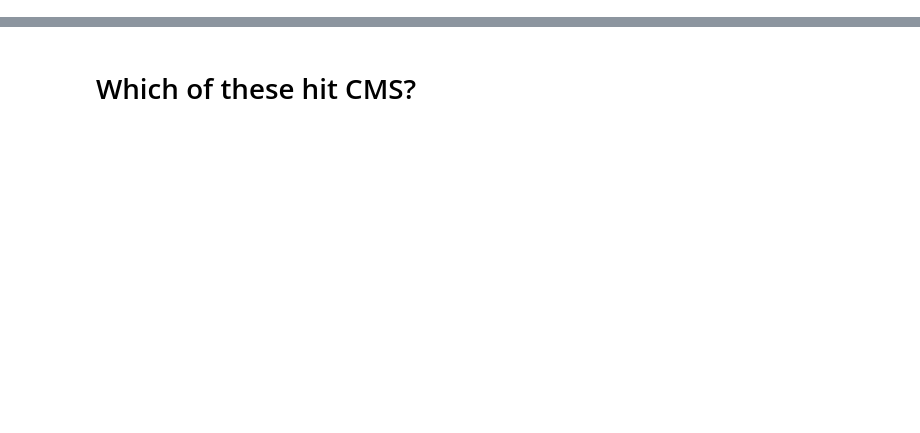
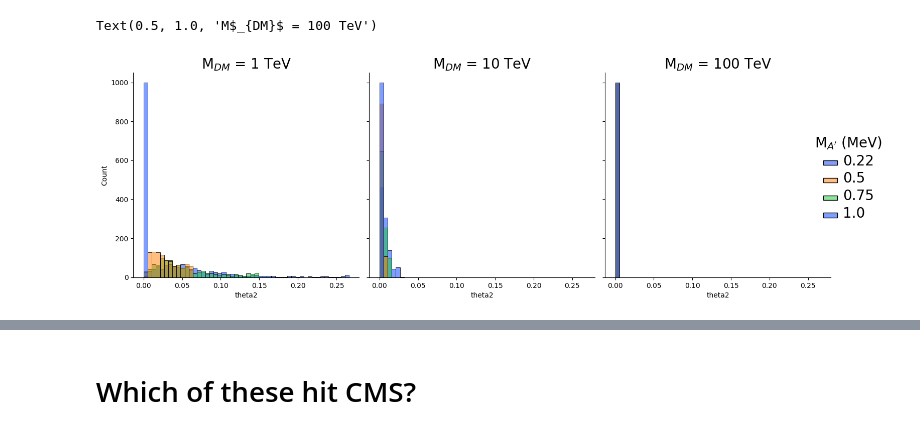
Before and after one commit to mattbellis/earthshine, a Jupyter notebook: background_and_signal_acceptance_studies/generate_signal_events.ipynb, the cells around one changed output, grey strips where cells are left out. Saved outputs shown, nothing was run; the diff lists cells and outputs as text; code cells hidden in the pictures; blank space fills up the shorter version.

```diff
--- a/background_and_signal_acceptance_studies/generate_signal_events.ipynb
+++ b/background_and_signal_acceptance_studies/generate_signal_events.ipynb
@@ -95,18 +177,21 @@ np.rad2deg(0.1)
 # %%
 g = sns.displot(df_decays, x='theta2', col='M_DM', hue='M_A', bins=50, palette=palette, fill=True)#, height=5, aspect=1.5, fill=True)
 
-g.set(ylim=(0,12000))
+#g.set(ylim=(0,12000))
 
 # Legend texts
 g.legend.get_title().set_fontsize(20)
 g.legend.set_title(r"M$_{A'}$ (MeV)")
 for text in g.legend.texts:
     text.set_fontsize(20)
 
 axes = g.axes.flat
-axes[0].set_title(r'M$_{DM}$ = 10 GeV', fontsize=20)
-axes[1].set_title(r'M$_{DM}$ = 100 GeV', fontsize=20)
-axes[2].set_title(r'M$_{DM}$ = 1000 GeV', fontsize=20)
+axes[0].set_title(r'M$_{DM}$ = 1 TeV', fontsize=20)
+axes[1].set_title(r'M$_{DM}$ = 10 TeV', fontsize=20)
+axes[2].set_title(r'M$_{DM}$ = 100 TeV', fontsize=20)
+# %% [output]
+Text(0.5, 1.0, 'M$_{DM}$ = 100 TeV')
+[figure, added]
 # %%
 g = sns.displot(df_decays, x='pmag1', col='M_DM', hue='M_A', bins=50, palette=palette, facet_kws=dict(sharey=False, sharex=False))
 
```
Also changed, not shown: parts of 33 cells of this notebook, 1 other file.
